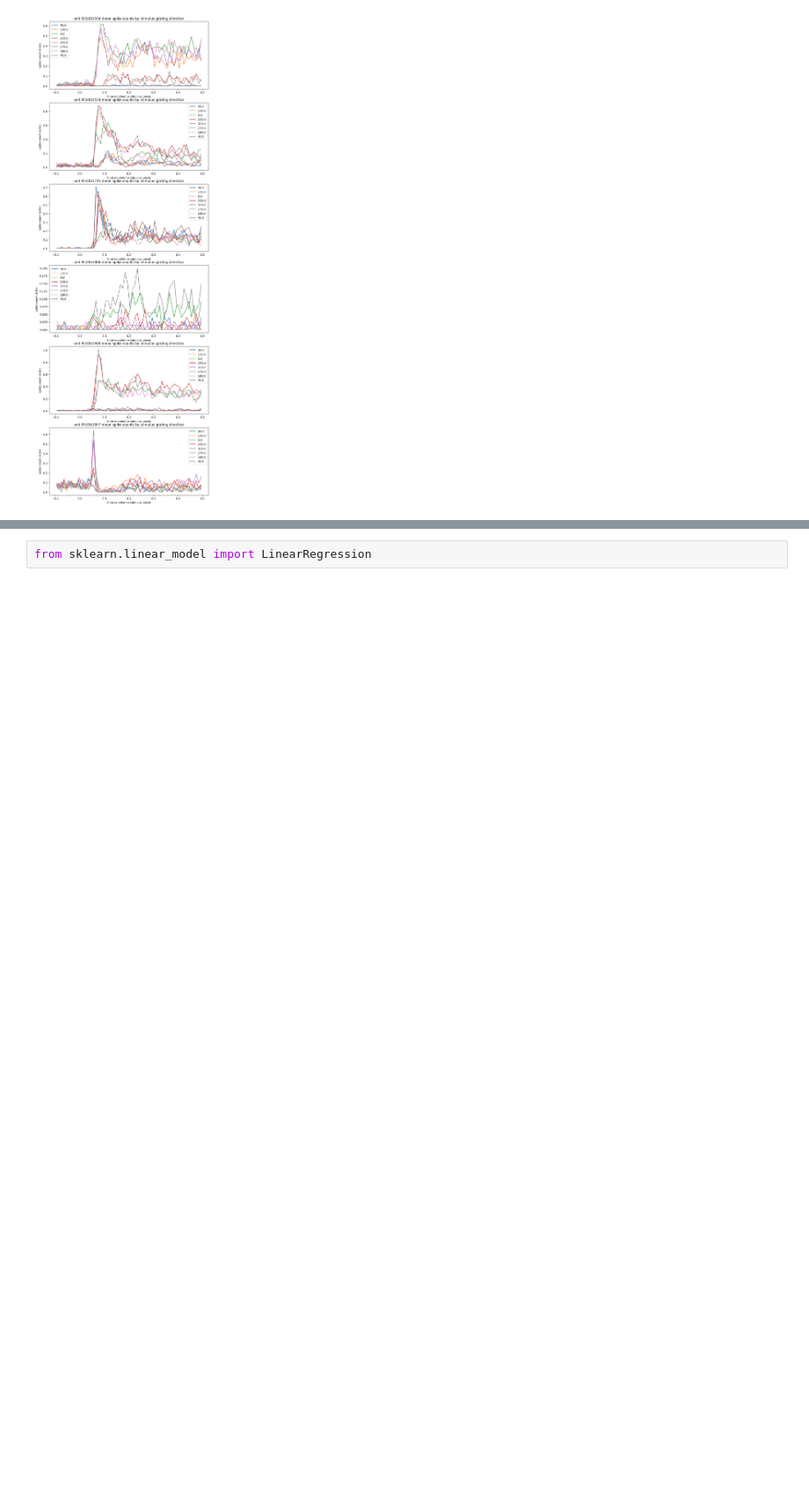
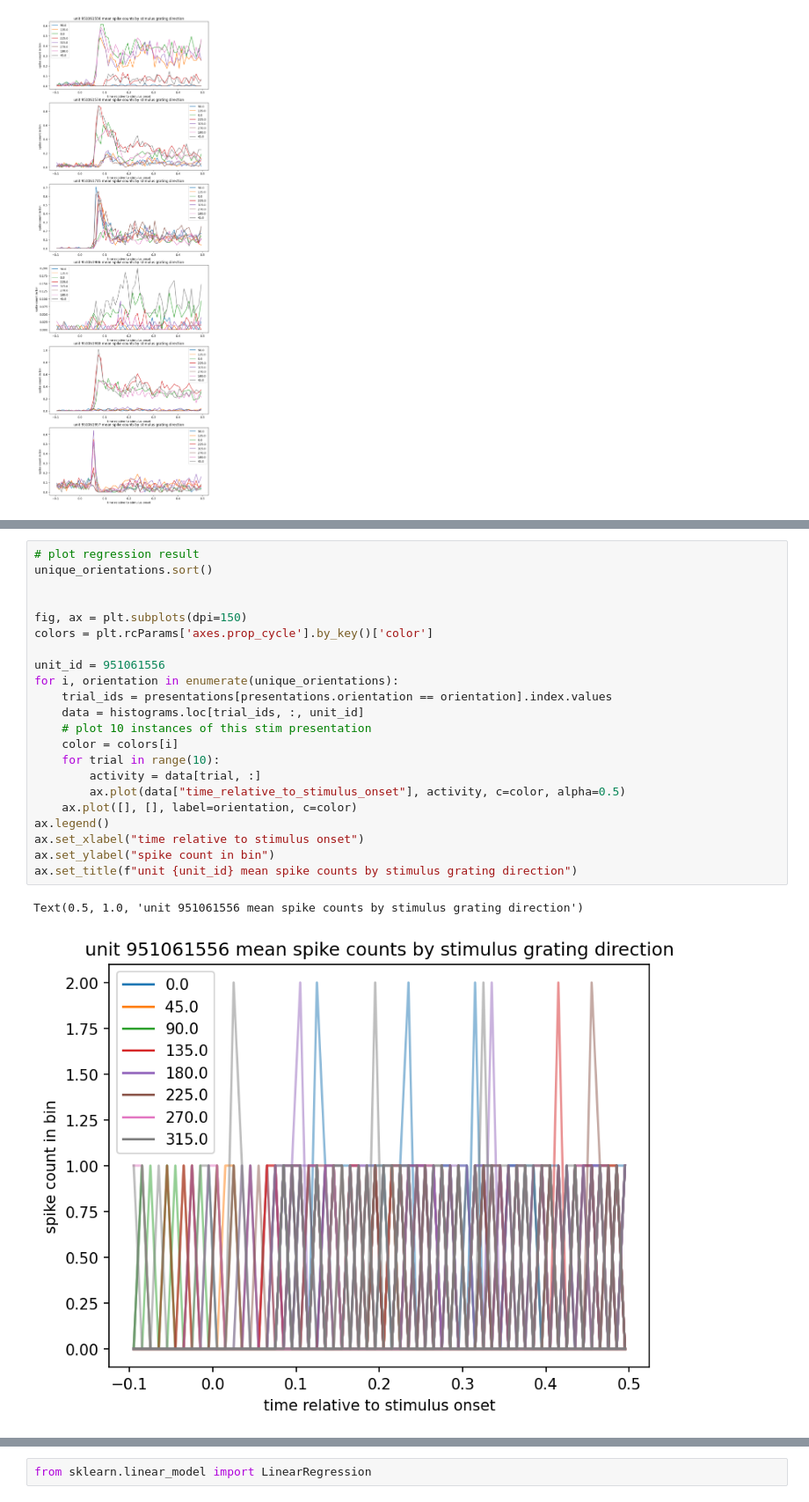
Before and after one commit to AllenInstitute/swdb_2023, a Jupyter notebook: Day5/Day5_VisualCodingNeuroPixels.ipynb, the cells around one changed output, grey strips where cells are left out. Shown at 88% size. Saved outputs shown, nothing was run; the diff lists cells and outputs as text; blank space fills up the shorter version.

```diff
--- a/Day5/Day5_VisualCodingNeuroPixels.ipynb
+++ b/Day5/Day5_VisualCodingNeuroPixels.ipynb
@@ -174,0 +165,25 @@ print(spikes.shape)
+# %%
+# plot regression result
+unique_orientations.sort()
+
+
+fig, ax = plt.subplots(dpi=150)
+colors = plt.rcParams['axes.prop_cycle'].by_key()['color']
+
+unit_id = 951061556
+for i, orientation in enumerate(unique_orientations):
+    trial_ids = presentations[presentations.orientation == orientation].index.values
+    data = histograms.loc[trial_ids, :, unit_id]
+    # plot 10 instances of this stim presentation
+    color = colors[i]
+    for trial in range(10):
+        activity = data[trial, :]
+        ax.plot(data["time_relative_to_stimulus_onset"], activity, c=color, alpha=0.5)
+    ax.plot([], [], label=orientation, c=color)
+ax.legend()
+ax.set_xlabel("time relative to stimulus onset")
+ax.set_ylabel("spike count in bin")
+ax.set_title(f"unit {unit_id} mean spike counts by stimulus grating direction")
+# %% [output]
+Text(0.5, 1.0, 'unit 951061556 mean spike counts by stimulus grating direction')
+[figure, added]
```
Also changed, not shown: parts of 21 cells of this notebook.
